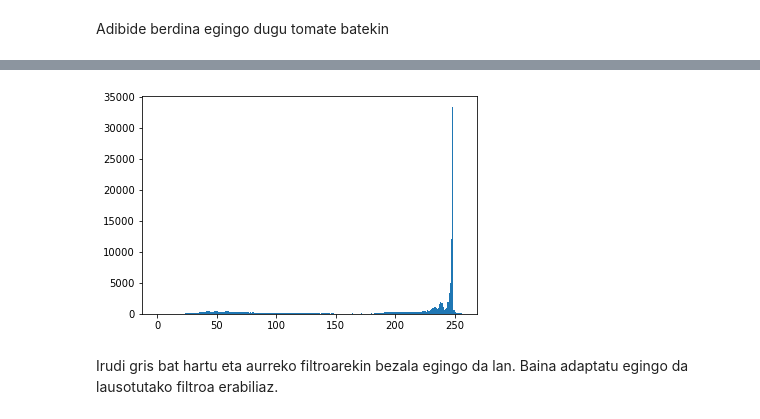
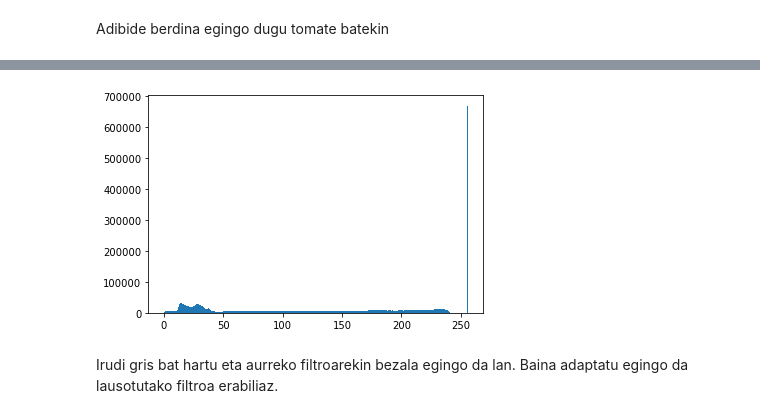
Before and after one commit to mikelalda/Ikusmen_artifiziala, a Jupyter notebook: 1-Ikusmen artifiziala/0 - Orokorra/02-Irudiak eraldatzen.ipynb, the cells around one changed output, grey strips where cells are left out. Cells and saved outputs as stored; diff of their text form; code cells hidden in the pictures.

```diff
--- a/1-Ikusmen artifiziala/0 - Orokorra/02-Irudiak eraldatzen.ipynb
+++ b/1-Ikusmen artifiziala/0 - Orokorra/02-Irudiak eraldatzen.ipynb
@@ -139,4 +140,6 @@ Lausotua erabili beharrean posible da bataz-bestekoarekin egitea.
 # %% [markdown]
 Adibide berdina egingo dugu tomate batekin
 # %%
-img = cv2.imread("Argazkiak\shapes.png")
+img = cv2.imread("Argazkiak/adaptive.png")
+plt.imshow(img, cmap='gray')
+plt.show()
@@ -143,12 +148,11 @@ img = cv2.imread("Argazkiak\shapes.png")
 # %%
-img = cv2.imread("Argazkiak/tomato.jpg")
-tomato_gray =cv2.cvtColor(img, cv2.COLOR_BGR2GRAY)
+gray =cv2.cvtColor(img, cv2.COLOR_BGR2GRAY)
 
-hist,bins = np.histogram(tomato_gray.flatten(),256,[0,256])
+hist,bins = np.histogram(gray.flatten(),256,[0,256])
 plt.hist(img.flatten(),256,[0,256])
 plt.show()
 # %% [output]
-[figure, old version]
+[figure, new version]
 # %% [markdown]
 Irudi gris bat hartu eta aurreko filtroarekin bezala egingo da lan. Baina adaptatu egingo da lausotutako filtroa erabiliaz.
 # %%
```
Also changed, not shown: parts of 4 cells of this notebook, 5 other files.
